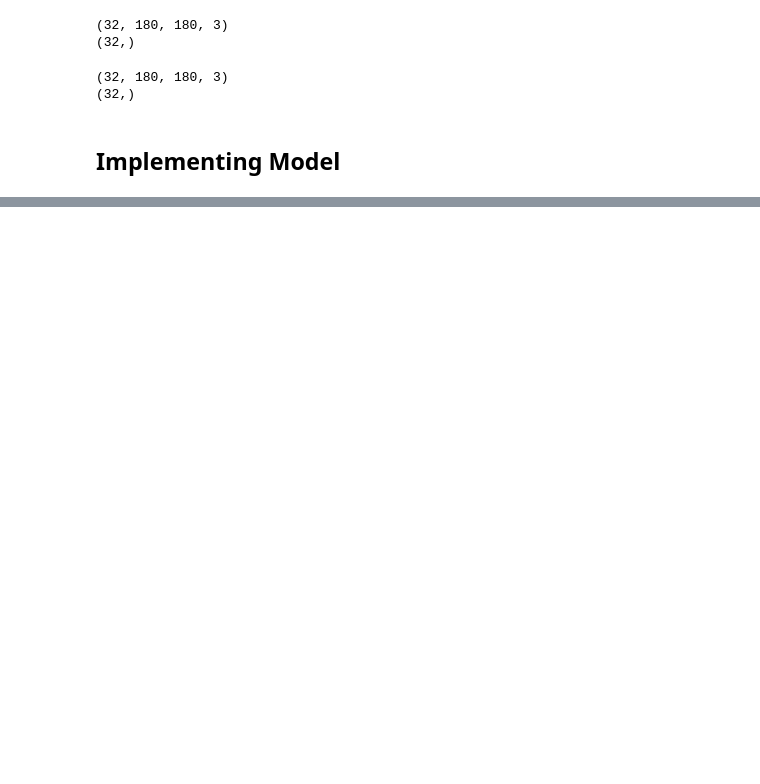
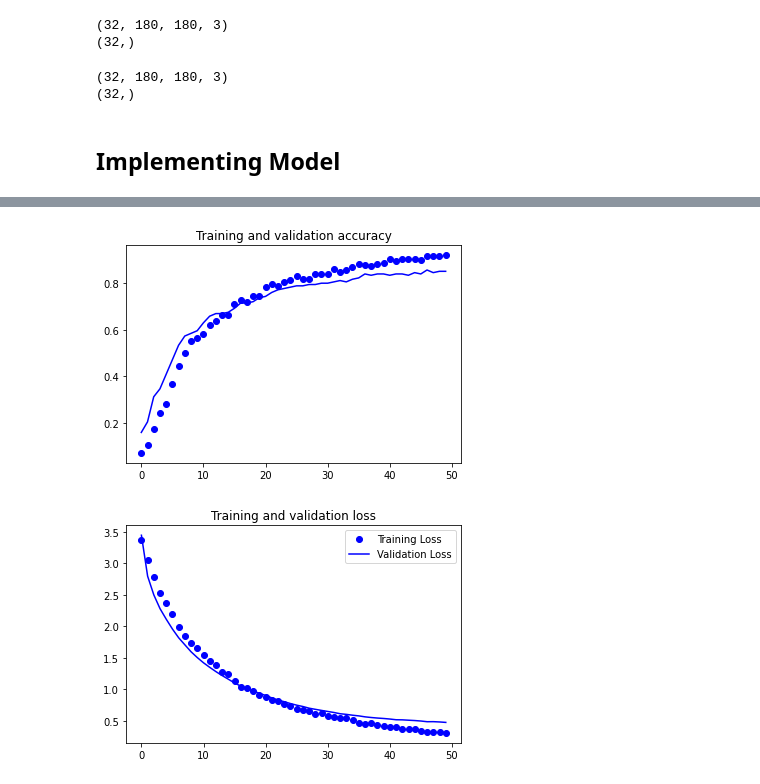
Before and after one commit to LucasLessa1/X-rayBodyPart, a Jupyter notebook: Proj_CIS_Imagens_Raio_X.ipynb, the cells around one changed output, grey strips where cells are left out. Cells and saved outputs as stored; diff of their text form; code cells hidden in the pictures; blank space fills up the shorter version.

```diff
--- a/Proj_CIS_Imagens_Raio_X.ipynb
+++ b/Proj_CIS_Imagens_Raio_X.ipynb
@@ -363,7 +368,10 @@ class Select_Folders(): #This folder check with have the quantities is right and
       if flagzinha == False:
         print(f"Every folder has more than {self.qntdImages} Images.")
 
-  def trainFolder(self, path, qntd , bodyparts): #Create folder for the model with specific amount of images (qntd)
+  def trainFolder(self, path, qntd , bodyparts):
+    '''
+    Create folder for the model with specific amount of images (qntd)
+    '''
     try:
       os.mkdir(f"{self.rootPath}/{path}")
       # print(self.rootPath)
@@ -590,7 +598,7 @@ output = vgg.output
 output = keras.layers.GlobalAveragePooling2D()(output)
 output = keras.layers.Dropout(0.2)(output)
 output = keras.layers.Dense(200, activation='relu')(output)
-output = keras.layers.Dense(200, activation='relu')(output)
+output = BatchNormalization()(output)
 output = keras.layers.Dropout(0.2)(output)
 output = keras.layers.Dense(200, activation='relu')(output)
 # final softmax layer
@@ -649,0 +683,5 @@ plot_model(full_model, show_shapes=True, show_layer_names=True, to_file="Our_mod
+# %%
+plot_history(history)
+# %% [output]
+[figure, added]
+[figure, added]
```
Also changed, not shown: parts of 8 cells of this notebook.
